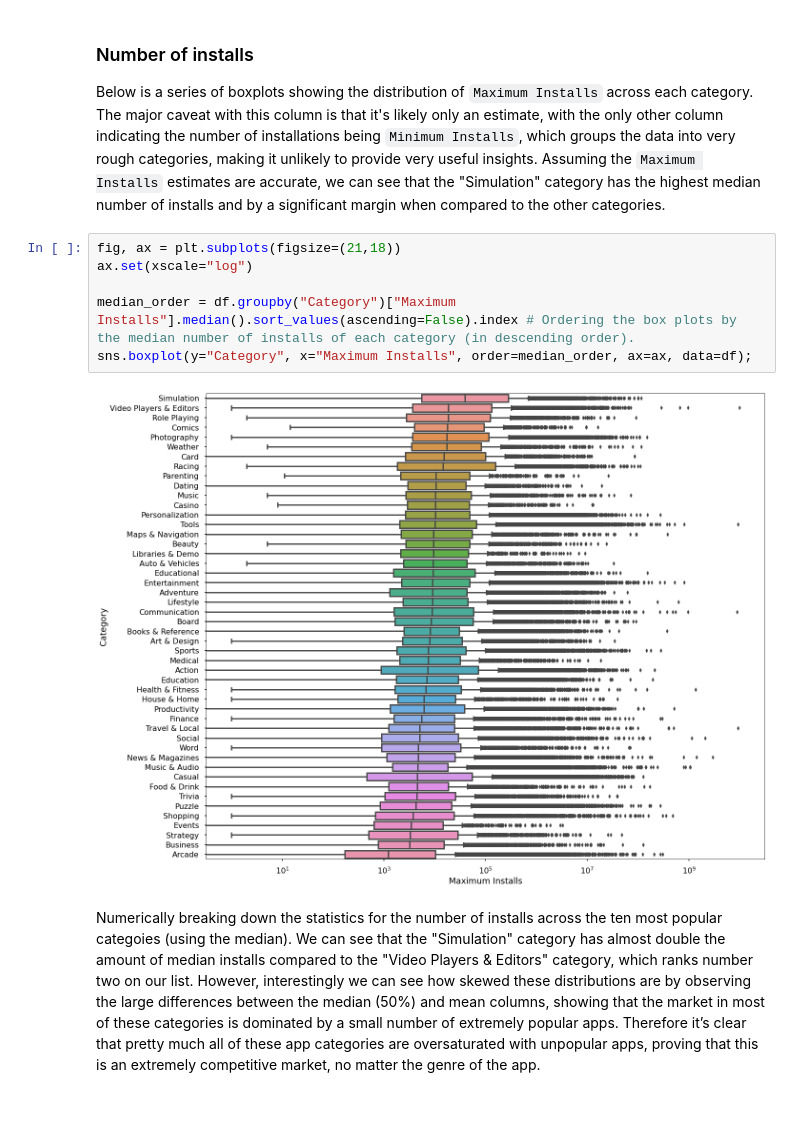
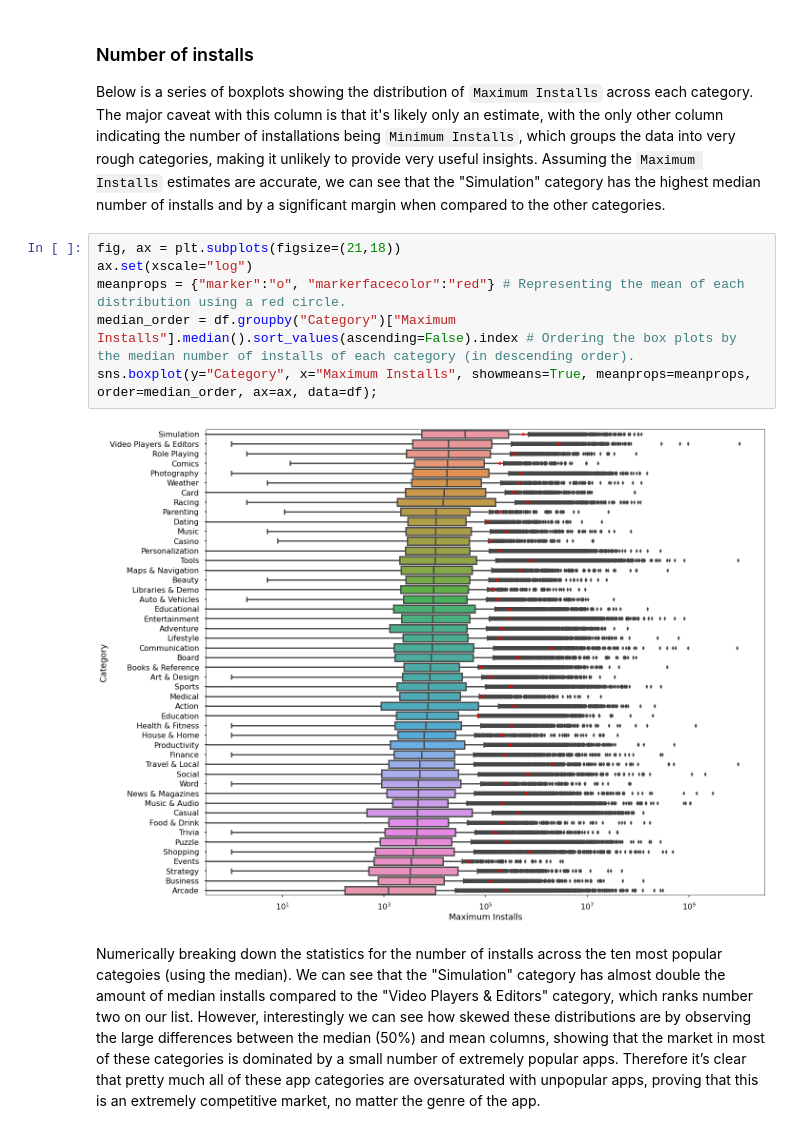
Before and after one commit to Max-FM/Data_Science_Portfolio, a Jupyter notebook: google_play_free_app_profitability.ipynb, the cells around one changed output. Cells and saved outputs as stored; diff of their text form.

Commit message:
Include means on boxplots

```diff
--- a/google_play_free_app_profitability.ipynb
+++ b/google_play_free_app_profitability.ipynb
@@ -285,11 +285,11 @@ Below is a series of boxplots showing the distribution of `Maximum Installs` acr
 # %%
 fig, ax = plt.subplots(figsize=(21,18))
 ax.set(xscale="log")
-
+meanprops = {"marker":"o", "markerfacecolor":"red"} # Representing the mean of each distribution using a red circle.
 median_order = df.groupby("Category")["Maximum Installs"].median().sort_values(ascending=False).index # Ordering the box plots by the median number of installs of each category (in descending order).
-sns.boxplot(y="Category", x="Maximum Installs", order=median_order, ax=ax, data=df);
+sns.boxplot(y="Category", x="Maximum Installs", showmeans=True, meanprops=meanprops, order=median_order, ax=ax, data=df);
 # %% [output]
-[figure, old version]
+[figure, new version]
 # %% [markdown]
 Numerically breaking down the statistics for the number of installs across the ten most popular categoies (using the median). We can see that the "Simulation" category has almost double the amount of median installs compared to the "Video Players & Editors" category, which ranks number two on our list. However, interestingly we can see how skewed these distributions are by observing the large differences between the median (50%) and mean columns, showing that the market in most of these categories is dominated by a small number of extremely popular apps. Therefore it’s clear that pretty much all of these app categories are oversaturated with unpopular apps, proving that this is an extremely competitive market, no matter the genre of the app.
 # %%
```
Also changed, not shown: parts of 3 cells of this notebook.
